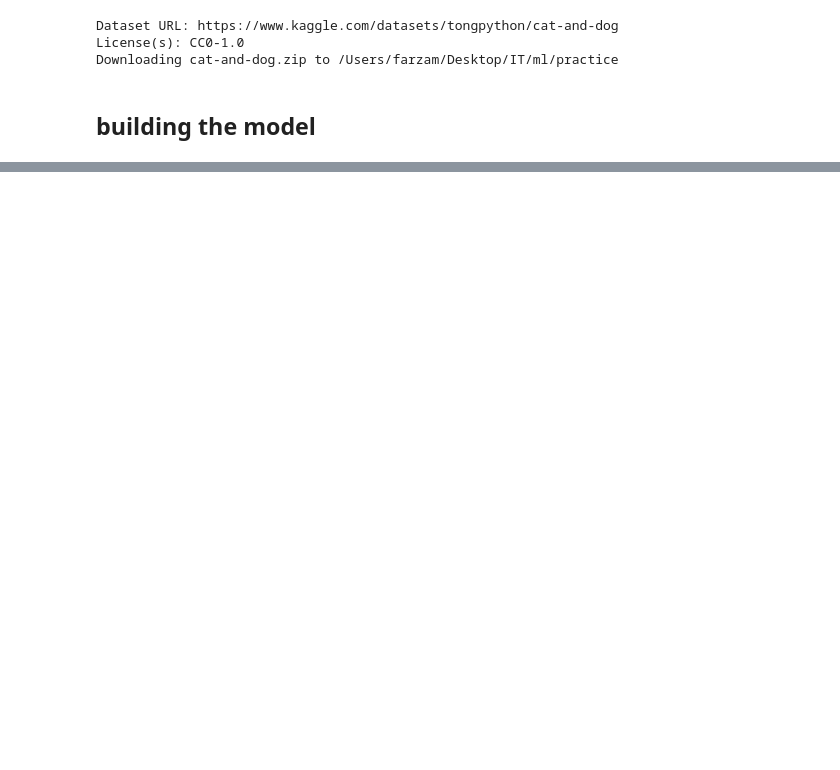
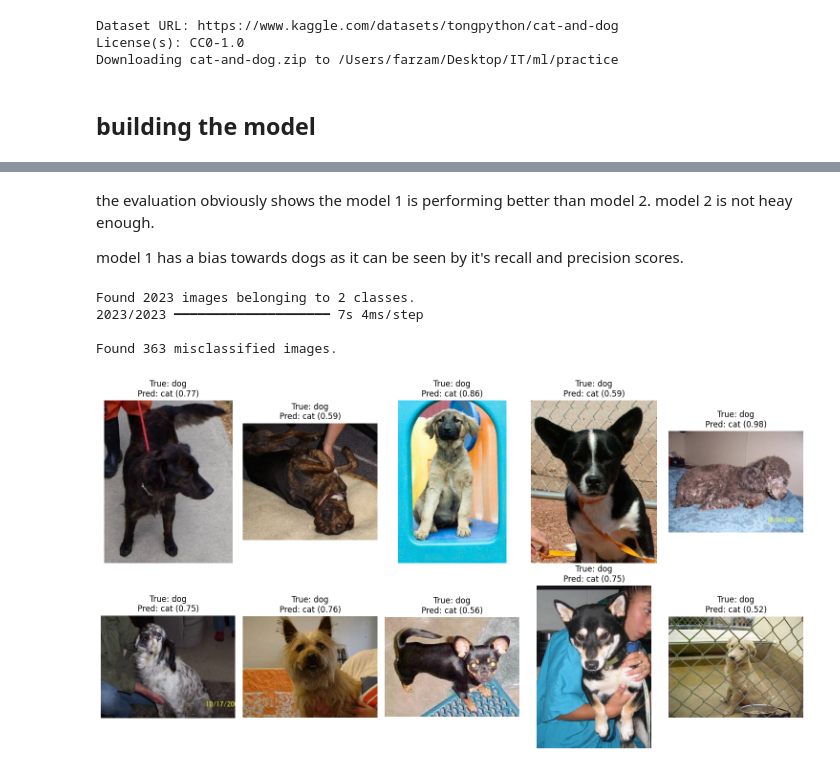
Before and after one commit to farzamasadian/udemy-ml-practice, a Jupyter notebook: cnn_binary_classification.ipynb, the cells around one changed output, grey strips where cells are left out. Saved outputs shown, nothing was run; the diff lists cells and outputs as text; code cells hidden in the pictures; blank space fills up the shorter version.

Commit message:
practice finished

```diff
--- a/cnn_binary_classification.ipynb
+++ b/cnn_binary_classification.ipynb
@@ -62,0 +122,3 @@ Downloading cat-and-dog.zip to /Users/farzam/Desktop/IT/ml/practice
+# %%
+training_data_dir ='/Users/farzam/Desktop/IT/ml/practice/training_set/training_set'
+test_data_dir = '/Users/farzam/Desktop/IT/ml/practice/test_set/test_set'
@@ -62,0 +218,3 @@ Downloading cat-and-dog.zip to /Users/farzam/Desktop/IT/ml/practice
+# %%
+model_1.compile(optimizer='adam', loss='binary_crossentropy', metrics=['accuracy'])
+model_1.summary()
@@ -62,0 +572,68 @@ Downloading cat-and-dog.zip to /Users/farzam/Desktop/IT/ml/practice
+# %% [markdown]
+the evaluation obviously shows the model 1 is performing better than model 2.
+model 2 is not heay enough.
+
+model 1 has a bias towards dogs as it can be seen by it's recall and precision scores.
+# %%
+import numpy as np
+import matplotlib.pyplot as plt
+import os
+
+# Ensure you have your test_set_m1 generator defined and ready from before
+# For consistency, it's best to re-create it just for prediction and evaluation
+from tensorflow.keras.preprocessing.image import ImageDataGenerator
+test_data_dir = '/Users/farzam/Desktop/IT/ml/practice/test_set/test_set'
+test_datagen = ImageDataGenerator(rescale=1./255)
+
+# IMPORTANT: Ensure the generator is NOT SHUFFLED for this analysis
+test_set_m1_for_analysis = test_datagen.flow_from_directory(
+    directory=test_data_dir,
+    target_size=(32,32),
+    classes=['dogs', 'cats'],
+    class_mode = 'binary',
+    batch_size = 1, # Use batch_size=1 to easily match individual images/labels
+    shuffle=False    # CRUCIAL: Do not shuffle for this analysis
+)
+
+# Get predictions and true labels
+test_set_m1_for_analysis.reset() # Reset the generator
+predictions = model_1.predict(test_set_m1_for_analysis, steps=test_set_m1_for_analysis.samples)
+predicted_classes = (predictions > 0.5).astype(int).flatten()
+true_classes = test_set_m1_for_analysis.classes # True labels in order of files
+
+# Get filenames in the same order as the generator processed them
+filenames = [test_set_m1_for_analysis.filepaths[i] for i in test_set_m1_for_analysis.index_array]
+
+# Identify misclassified samples
+misclassified_indices = np.where(predicted_classes != true_classes)[0]
+
+print(f"\nFound {len(misclassified_indices)} misclassified images.")
+
+# Display a few misclassified images (e.g., first 10)
+num_to_display = 10
+plt.figure(figsize=(15, 8))
+for i, idx in enumerate(misclassified_indices[:num_to_display]):
+    filepath = filenames[idx]
+    true_label = 'dog' if true_classes[idx] == 0 else 'cat'
+    predicted_label = 'dog' if predicted_classes[idx] == 0 else 'cat'
+    prediction_confidence = predictions[idx][0] if predicted_classes[idx] == 1 else 1 - predictions[idx][0] # Confidence in predicted class
+
+    # Load and display the image (need to load from file path as generator yields batches)
+    img = plt.imread(filepath)
+
+    plt.subplot(2, 5, i + 1) # Adjust subplot grid if num_to_display changes significantly
+    plt.imshow(img)
+    plt.title(f"True: {true_label}\nPred: {predicted_label} ({prediction_confidence:.2f})")
+    plt.axis('off')
+plt.tight_layout()
+plt.show()
+
+# Optional: Identify specific patterns in these misclassified images
+# For example, are they mostly one type of cat mistaken for a dog? Bad lighting?
+# Are they images where the animal is partially obscured?
+# %% [output]
+Found 2023 images belonging to 2 classes.
+2023/2023 ━━━━━━━━━━━━━━━━━━━━ 7s 4ms/step
+
+Found 363 misclassified images.
+[figure, added]
```
Also changed, not shown: parts of 27 cells of this notebook.
